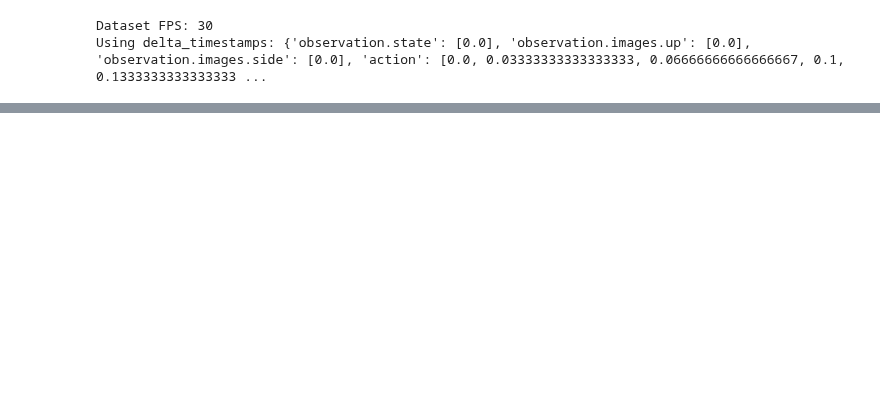
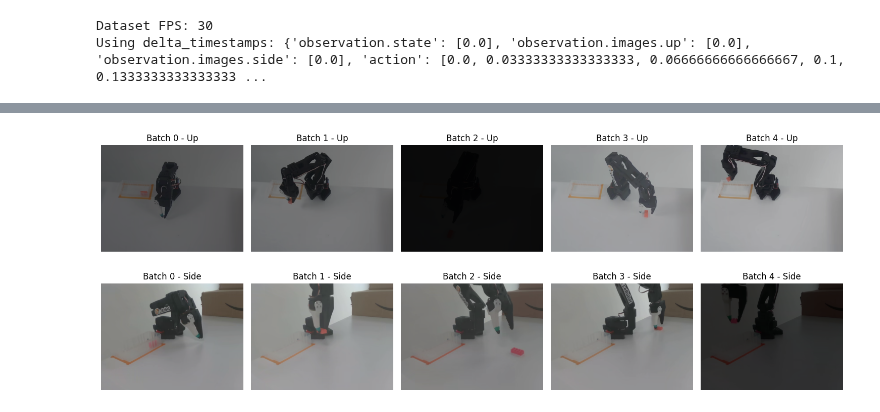
Before and after one commit to Sa74ll/smolvla-so100-finetune, a Jupyter notebook: 01_train_smolvla.ipynb, the cells around one changed output, grey strips where cells are left out. Cells and saved outputs as stored; diff of their text form; code cells hidden in the pictures; blank space fills up the shorter version.

```diff
--- a/01_train_smolvla.ipynb
+++ b/01_train_smolvla.ipynb
@@ -331,0 +751,29 @@ print(f"Done. Best val loss = {best_val:.4f}")
+# %%
+import matplotlib.pyplot as plt
+
+# 1. Get one batch
+batch = next(iter(train_loader))
+imgs_up = batch["observation.images.up"]      # Shape: (Batch, C, H, W)
+imgs_side = batch["observation.images.side"]  # Shape: (Batch, C, H, W)
+
+# 2. Setup Plot: 2 Rows (one for each camera), 5 Columns (one for each item in batch)
+# figsize is (width, height) -> increased height to fit two rows
+fig, axes = plt.subplots(2, 5, figsize=(15, 6))
+
+for i in range(5):
+    # --- Plot UP Camera (Row 0) ---
+    img_up_np = imgs_up[i].permute(1, 2, 0).cpu().numpy()
+    axes[0, i].imshow(img_up_np)
+    axes[0, i].set_title(f"Batch {i} - Up")
+    axes[0, i].axis("off")
+
+    # --- Plot SIDE Camera (Row 1) ---
+    img_side_np = imgs_side[i].permute(1, 2, 0).cpu().numpy()
+    axes[1, i].imshow(img_side_np)
+    axes[1, i].set_title(f"Batch {i} - Side")
+    axes[1, i].axis("off")
+
+plt.tight_layout()
+plt.show()
+# %% [output]
+[figure, added]
```
Also changed, not shown: parts of 43 cells of this notebook.
